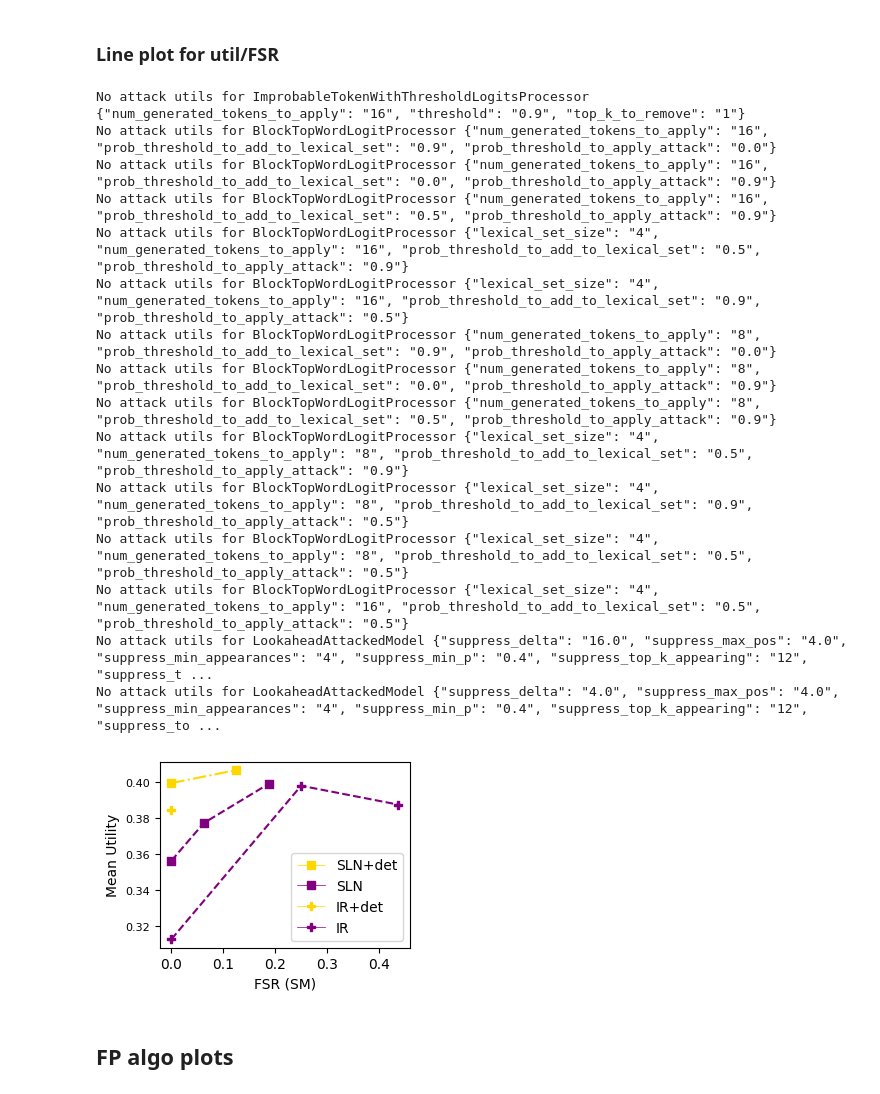
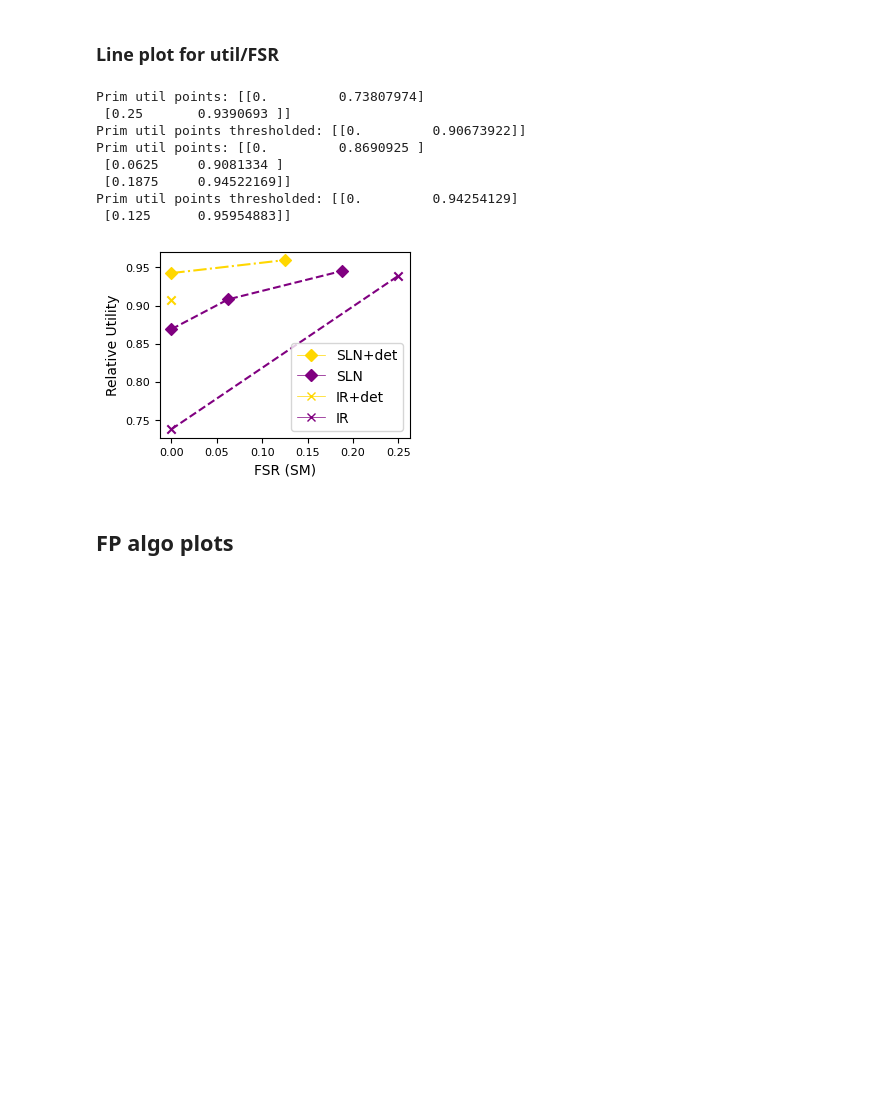
Before and after one commit to sentient-agi/mlprints, a Jupyter notebook: paper_plots.ipynb, the cells around one changed output. Drawn from its saved outputs; the diff is of its cells as text; code cells hidden in the pictures; blank space fills up the shorter version.

```diff
--- a/paper_plots.ipynb
+++ b/paper_plots.ipynb
@@ -28,7 +28,7 @@ FONT_SIZE_SMALL = 8
 plt.rc('font', size=FONT_SIZE_MAIN)          # controls default text sizes
 plt.rc('axes', titlesize=FONT_SIZE_MAIN)     # fontsize of the axes title
 plt.rc('axes', labelsize=FONT_SIZE_MAIN)    # fontsize of the x and y labels
-plt.rc('xtick', labelsize=FONT_SIZE_MAIN)    # fontsize of the tick labels
+plt.rc('xtick', labelsize=FONT_SIZE_SMALL)    # fontsize of the tick labels
 plt.rc('ytick', labelsize=FONT_SIZE_SMALL)    # fontsize of the tick labels
 plt.rc('legend', fontsize=FONT_SIZE_MAIN)    # legend fontsize
 # %% [markdown]
@@ -42,6 +42,7 @@ attack_results = json.load(open("experiments/models/consolidated_attack_results_
 fp_configs = attack_results["fp_hash_to_config"]
 attack_results = attack_results["results"]
 utils_results = json.load(open("experiments/utility_results/all_utils.json", "r"))
+baseline_utils = json.load(open("experiments/utility_results/baseline_utils.json", "r"))
 
 util_datasets = {"gsm8k": "exact_match,flexible-extract" ,
                   "ifeval": "inst_level_loose_acc,none",
@@ -387,8 +454,21 @@ sec_metric = fp_to_primary_secondary_metric[fp_algo][1]
 prim_metric = fp_to_primary_secondary_metric[fp_algo][0]
 sec_metric = fp_to_primary_secondary_metric[fp_algo][1]
 
+multi_util_aggregation = max
+normalize_utils = True
+
+plot_pareto = True
 
 fig, ax = plt.subplots(figsize=FIG_SIZE_MIDDLE)
+
+baseline_util = baseline_utils[model]
+if normalize_utils:
+    mean_baseline_util = np.mean([multi_util_aggregation(v) for k,v in baseline_util.items() if k in utils_to_keep])
+else:
+    mean_baseline_util = 1.0
+
+max_x_to_plot = 0.25
+
 
 for attack_name in res:
     prim_util_points = []
@@ -397,9 +477,9 @@ for attack_name in res:
     prim_util_points_thresholded = []
     sec_util_points_thresholded = []
     for attack_config in res[attack_name]:
-        attack_utils = get_utils_safely(model, attack_name, attack_config, utils_results, utils_to_keep)
+        attack_utils = get_utils_safely(model, attack_name, attack_config, utils_results, utils_to_keep, multi_util_aggregation=multi_util_aggregation)
         if not attack_utils:
-            print(f"No attack utils for {attack_name} {attack_config}")
+            # print(f"No attack utils for {attack_name} {attack_config}")
             continue
         attack_config_dict = json.loads(attack_config)
         thresholded = False
@@ -417,57 +497,60 @@ for attack_name in res:
 
         for metric in res[attack_name][attack_config]:
             if metric == prim_metric:
                 prim_metric_values = res[attack_name][attack_config][metric]
             if metric == sec_metric:
                 sec_metric_values = res[attack_name][attack_config][metric]
         prim_metric_value = min(prim_metric_values)
         sec_metric_value = min(sec_metric_values)
 
-        prim_list.append((prim_metric_value, np.mean(list(attack_utils.values()))))
-        sec_list.append((sec_metric_value, np.mean(list(attack_utils.values()))))
+        prim_list.append((prim_metric_value, np.mean(list(attack_utils.values()))/mean_baseline_util))
+        sec_list.append((sec_metric_value, np.mean(list(attack_utils.values()))/mean_baseline_util))
 
     if prim_util_points:
-        prim_util_points = remove_points(prim_util_points, threshold=0.01)
-        sec_util_points = remove_points(sec_util_points, threshold=0.01)
+        if plot_pareto:
+            prim_util_points = pareto_points(prim_util_points)
+            # sec_util_points = pareto_points(sec_util_points)
+
+        prim_util_points = remove_points(prim_util_points, threshold=0.0, max_x=0.25)
+        print(f"Prim util points: {prim_util_points}")
+        # sec_util_points = remove_points(sec_util_points, threshold=0.01)
         plt.scatter([x[0] for x in prim_util_points], [x[1] for x in prim_util_points], label=f"{attack_to_final_name_short[attack_name]}-primary", marker=attack_to_shape[attack_name], color=metric_to_color[0])
         plt.plot([x[0] for x in prim_util_points], [x[1] for x in prim_util_points], color=metric_to_color[0], linestyle='--')
         # plt.scatter([x[0] for x in sec_util_points], [x[1] for x in sec_util_points], label=f"{attack_to_final_name_short[attack_name]}-secondary", marker=attack_to_shape[attack_name], color=metric_to_color[1])
         # plt.plot([x[0] for x in sec_util_points], [x[1] for x in sec_util_points], color=metric_to_color[1], linestyle='--')
 
     if prim_util_points_thresholded:
-        prim_util_points_thresholded = remove_points(prim_util_points_thresholded, threshold=0.01)
-        sec_util_points_thresholded = remove_points(sec_util_points_thresholded, threshold=0.01)
+        if plot_pareto:
+            prim_util_points_thresholded = pareto_points(prim_util_points_thresholded)
+            # sec_util_points_thresholded = pareto_points(sec_util_points_thresholded)
+
+        prim_util_points_thresholded = remove_points(prim_util_points_thresholded, threshold=0.0, max_x=0.25)
+        print(f"Prim util points thresholded: {prim_util_points_thresholded}")
+        # sec_util_points_thresholded = remove_points(sec_util_points_thresholded, threshold=0.01)
         plt.scatter([x[0] for x in prim_util_points_thresholded], [x[1] for x in prim_util_points_thresholded], label=f"{attack_to_final_name_short[attack_name]}-++-primary", marker=attack_to_shape[f"{attack_name}"], color=metric_to_color[1])
         plt.plot([x[0] for x in prim_util_points_thresholded], [x[1] for x in prim_util_points_thresholded], color=metric_to_color[1], linestyle='-.')
         # plt.scatter([x[0] for x in sec_util_points_thresholded], [x[1] for x in sec_util_points_thresholded], label=f"{attack_to_final_name_short[attack_name]}-++-secondary", marker=attack_to_shape[f"{attack_name}-thresh"], color=metric_to_color[1])
         # plt.plot([x[0] for x in sec_util_points_thresholded], [x[1] for x in sec_util_points_thresholded], color=metric_to_color[1], linestyle='-.')
 
-plt.xlabel('FSR (SM)')
-plt.ylabel('Mean Utility')
+plt.xlabel(f'FSR ({metric_to_label[prim_metric]})')
+plt.ylabel('Relative Utility')
 # Add a custom legend - with P, S for short attack name and color for thresholded
 legend_elements = []
 for attack_name_ in ["BlockTopWordLogitProcessor", "ImprobableTokenWithThresholdLogitsProcessor"]:
     legend_elements.append(Line2D([0], [0], color=metric_to_color[1], lw=0.5, marker=attack_to_shape[attack_name_], markersize=6, label=f"{attack_to_final_name_short[attack_name_]}+det"))
     legend_elements.append(Line2D([0], [0], color=metric_to_color[0], lw=0.5, marker=attack_to_shape[attack_name_], markersize=6, label=f"{attack_to_final_name_short[attack_name_]}"))
 plt.legend(handles=legend_elements, loc='lower right')
 plt.savefig(f"plots/asr_vs_util_cherrypicked.pdf", bbox_inches='tight', dpi=300)
 # %% [output]
-No attack utils for ImprobableTokenWithThresholdLogitsProcessor {"num_generated_tokens_to_apply": "16", "threshold": "0.9", "top_k_to_remove": "1"}
-No attack utils for BlockTopWordLogitProcessor {"num_generated_tokens_to_apply": "16", "prob_threshold_to_add_to_lexical_set": "0.9", "prob_threshold_to_apply_attack": "0.0"}
-No attack utils for BlockTopWordLogitProcessor {"num_generated_tokens_to_apply": "16", "prob_threshold_to_add_to_lexical_set": "0.0", "prob_threshold_to_apply_attack": "0.9"}
-No attack utils for BlockTopWordLogitProcessor {"num_generated_tokens_to_apply": "16", "prob_threshold_to_add_to_lexical_set": "0.5", "prob_threshold_to_apply_attack": "0.9"}
-No attack utils for BlockTopWordLogitProcessor {"lexical_set_size": "4", "num_generated_tokens_to_apply": "16", "prob_threshold_to_add_to_lexical_set": "0.5", "prob_threshold_to_apply_attack": "0.9"}
-No attack utils for BlockTopWordLogitProcessor {"lexical_set_size": "4", "num_generated_tokens_to_apply": "16", "prob_threshold_to_add_to_lexical_set": "0.9", "prob_threshold_to_apply_attack": "0.5"}
-No attack utils for BlockTopWordLogitProcessor {"num_generated_tokens_to_apply": "8", "prob_threshold_to_add_to_lexical_set": "0.9", "prob_threshold_to_apply_attack": "0.0"}
-No attack utils for BlockTopWordLogitProcessor {"num_generated_tokens_to_apply": "8", "prob_threshold_to_add_to_lexical_set": "0.0", "prob_threshold_to_apply_attack": "0.9"}
-No attack utils for BlockTopWordLogitProcessor {"num_generated_tokens_to_apply": "8", "prob_threshold_to_add_to_lexical_set": "0.5", "prob_threshold_to_apply_attack": "0.9"}
-No attack utils for BlockTopWordLogitProcessor {"lexical_set_size": "4", "num_generated_tokens_to_apply": "8", "prob_threshold_to_add_to_lexical_set": "0.5", "prob_threshold_to_apply_attack": "0.9"}
-No attack utils for BlockTopWordLogitProcessor {"lexical_set_size": "4", "num_generated_tokens_to_apply": "8", "prob_threshold_to_add_to_lexical_set": "0.9", "prob_threshold_to_apply_attack": "0.5"}
-No attack utils for BlockTopWordLogitProcessor {"lexical_set_size": "4", "num_generated_tokens_to_apply": "8", "prob_threshold_to_add_to_lexical_set": "0.5", "prob_threshold_to_apply_attack": "0.5"}
-No attack utils for BlockTopWordLogitProcessor {"lexical_set_size": "4", "num_generated_tokens_to_apply": "16", "prob_threshold_to_add_to_lexical_set": "0.5", "prob_threshold_to_apply_attack": "0.5"}
-No attack utils for LookaheadAttackedModel {"suppress_delta": "16.0", "suppress_max_pos": "4.0", "suppress_min_appearances": "4", "suppress_min_p": "0.4", "suppress_top_k_appearing": "12", "suppress_t ...
-No attack utils for LookaheadAttackedModel {"suppress_delta": "4.0", "suppress_max_pos": "4.0", "suppress_min_appearances": "4", "suppress_min_p": "0.4", "suppress_top_k_appearing": "12", "suppress_to ...
+Prim util points: [[0.         0.73807974]
+ [0.25       0.9390693 ]]
+Prim util points thresholded: [[0.         0.90673922]]
+Prim util points: [[0.         0.8690925 ]
+ [0.0625     0.9081334 ]
+ [0.1875     0.94522169]]
+Prim util points thresholded: [[0.         0.94254129]
+ [0.125      0.95954883]]
-[figure, old version]
+[figure, new version]
 # %% [markdown]
 ## FP algo plots
 # %% [markdown]
```
Also changed, not shown: parts of 7 cells of this notebook, 3 other files.
